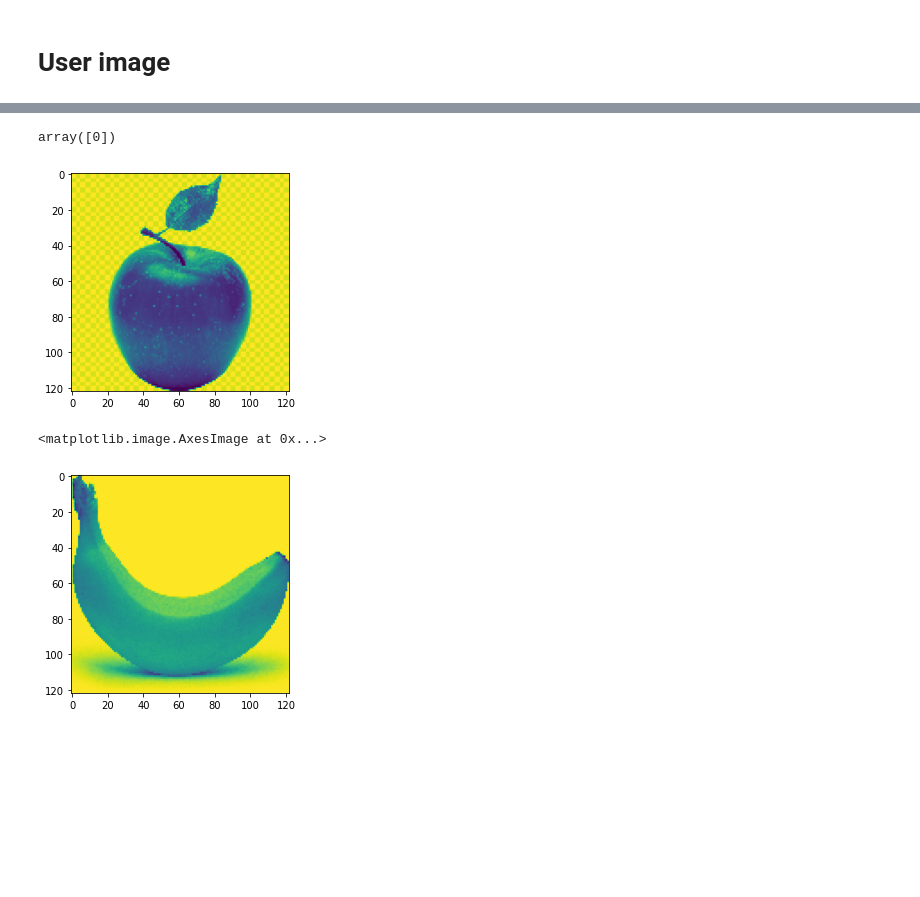
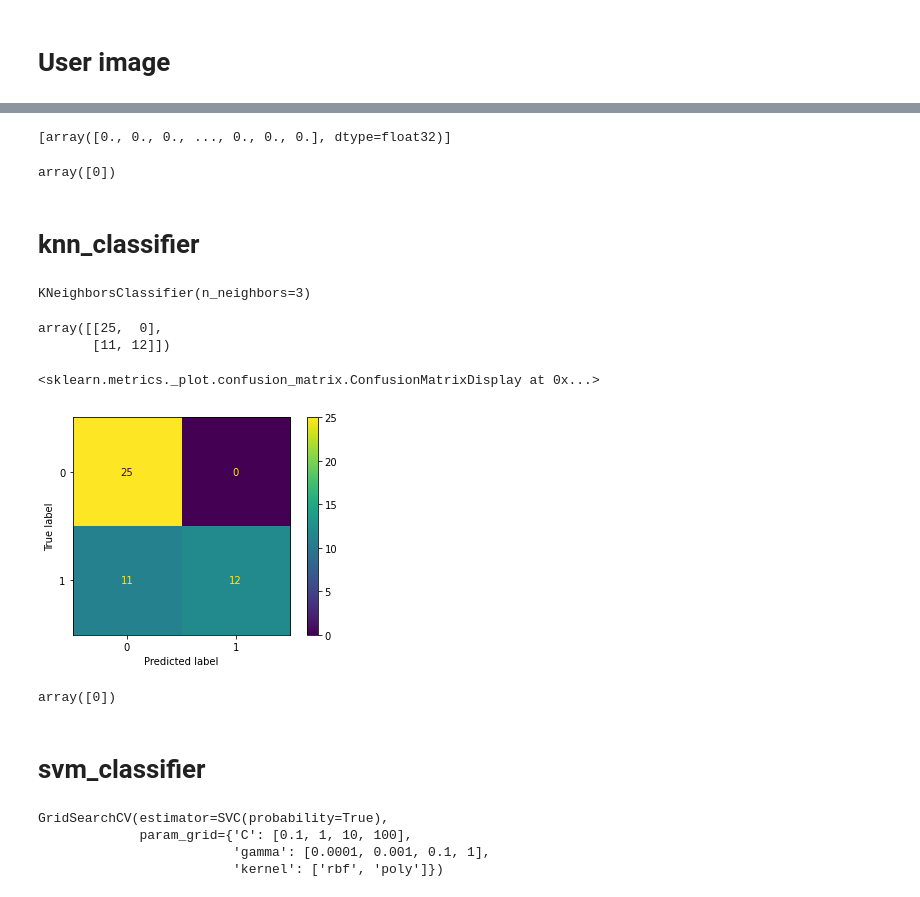
Before and after one commit to JurijJusel/Image, a Jupyter notebook: apple_banana_df.ipynb, the cells around one changed output, grey strips where cells are left out. Cells and saved outputs as stored; diff of their text form; code cells hidden in the pictures; blank space fills up the shorter version.

```diff
--- a/apple_banana_df.ipynb
+++ b/apple_banana_df.ipynb
@@ -266,27 +290,46 @@ user_image='/content/drive/MyDrive/Colab Notebooks/Image_41.jpg'  # apple
 # %%
-gray_img = cv2.imread(user_image, cv2.IMREAD_GRAYSCALE)
-gray_img_resized = cv2.resize(gray_img, (122, 122))
-plt.imshow(gray_img_resized)
 # Flatten the image to a 1D array
-img_flattened = gray_img_resized.reshape((1, -1))
-
-prediction = logisticRegr.predict(img_flattened)
-prediction
+img_flattened=[gray_img_resized.flatten()]
+# img_flattened = gray_img_resized.reshape((1, -1))
+img_flattened
 # %% [output]
-array([0])
+[array([0., 0., 0., ..., 0., 0., 0.], dtype=float32)]
-[figure, removed]
-# %%
-# img_read = cv2.imread(user_image)
-gray_img = cv2.imread(user_image, cv2.IMREAD_GRAYSCALE)
-# plt.imshow(gray_img)
-# gray_img = cv2.cvtColor(img_read, cv2.COLOR_RGB2GRAY)
-img_resized = cv2.resize(gray_img, (122,122))
-plt.imshow(img_resized)
-# img_array = np.array(img_resized)
-# image_gray_lst=[item for sublist in img_array for item in sublist]
-# image_gray_lst
-# img_resized = img_resized.reshape((1, -1))
-# img_resized
-# %% [output]
-<matplotlib.image.AxesImage at 0x...>
-[figure, removed]
+# %%
+prediction = logisticRegr.predict(img_flattened)
+# prediction = classifier.predict(img_flattened)
+prediction
+# %% [output]
+array([0])
+# %% [markdown]
+# knn_classifier
+# %%
+from sklearn.neighbors import KNeighborsClassifier
+from sklearn.metrics import confusion_matrix, accuracy_score
+from sklearn.model_selection import cross_val_score
+
+knn_classifier = KNeighborsClassifier(n_neighbors=3)
+knn_classifier.fit(X_train, y_train)
+# %% [output]
+KNeighborsClassifier(n_neighbors=3)
+# %%
+prediction = knn_classifier.predict(X_test)
+confusion_matrix = confusion_matrix(y_test, prediction)
+confusion_matrix
+# confusion_matrix.plot()
+# %% [output]
+array([[25,  0],
+       [11, 12]])
+# %%
+cm_display = ConfusionMatrixDisplay(confusion_matrix=confusion_matrix)
+cm_display.plot()
+# %% [output]
+<sklearn.metrics._plot.confusion_matrix.ConfusionMatrixDisplay at 0x...>
+[figure, added]
+# %%
+prediction = knn_classifier.predict(img_flattened)
+# prediction = classifier.predict(img_flattened)
+prediction
+# %% [output]
+array([0])
+# %% [markdown]
+# svm_classifier
@@ -292,0 +342,7 @@ plt.imshow(img_resized)
+# %%
+svm_classifier.fit(X_train,y_train)
+# %% [output]
+GridSearchCV(estimator=SVC(probability=True),
+             param_grid={'C': [0.1, 1, 10, 100],
+                         'gamma': [0.0001, 0.001, 0.1, 1],
+                         'kernel': ['rbf', 'poly']})
```
Also changed, not shown: parts of 14 cells of this notebook.
